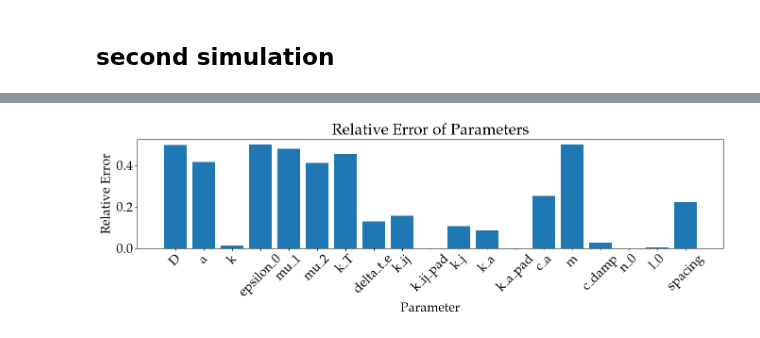
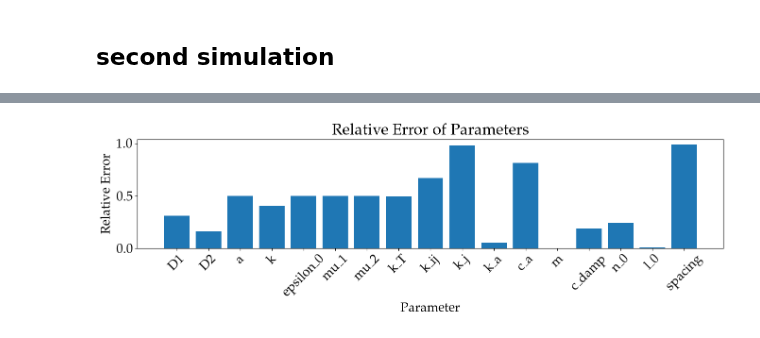
Before and after one commit to LukasBremer/SMM_AdODE_2D, a Jupyter notebook: adode_cluster/SpringMassModel/FullDomain.ipynb, the cells around one changed output, grey strips where cells are left out. Saved outputs shown, nothing was run; the diff lists cells and outputs as text; code cells hidden in the pictures.

```diff
--- a/adode_cluster/SpringMassModel/FullDomain.ipynb
+++ b/adode_cluster/SpringMassModel/FullDomain.ipynb
@@ -416,12 +395 @@ pad = 10
 # u0,v0,T0,x0,x_dot0,t_evals = get_ini_fit(u_sim,v_sim,T_sim,x_sim,x_dot_sim,fit_indx,sampling_rate=sampling_rate,length=length)
-# %%
-tol = .5
-
-params_gaussian = {'Amp'+str(i)+str(j):0.1 for i in range(3) for j in range(3)}
-params_gaussian_low = {'Amp'+str(i)+str(j):-1 for i in range(3) for j in range(3)}
-params_gaussian_high = {'Amp'+str(i)+str(j):1 for i in range(3) for j in range(3)}
-params_true = dict(zip(keys,params))|params_gaussian
-params_low = {key: value - value*tol for key, value in params_true.items()}|params_gaussian_low
-params_high = {key: value + value*tol for key, value in params_true.items()}|params_gaussian_high
-params_high['k_ij_pad'],params_low['k_ij_pad'] = params_true['k_ij_pad']  ,params_true['k_ij_pad']
-params_high['k_a_pad'],params_low['k_a_pad'] = params_true['k_a_pad']  ,params_true['k_a_pad']
@@ -588,13 +629,18 @@ TypeError: 'NoneType' object is not subscriptable
 # %% [markdown]
 ## second simulation
 # %%
-u0,v0,T0,x0,x_dot0,t_evals = Simulation_MSD.ys['u'][0,-1],Simulation_MSD.ys['v'][0,-1],Simulation_MSD.ys['T'][0,-1],Simulation_MSD.ys['x'][0,-1],Simulation_MSD.ys['x_dot'][0,-1],np.linspace(0, params_true['delta_t_e']*sampling_rate*length, length)
+u0,v0,T0,x0,x_dot0 = Simulation_MSD.ys['u'][0,int(length*2/3)],Simulation_MSD.ys['v'][0,int(length*2/3)],Simulation_MSD.ys['T'][0,int(length*2/3)],Simulation_MSD.ys['x'][0,int(length*2/3)],Simulation_MSD.ys['x_dot'][0,int(length*2/3)]
+length2 = length
+t_evals = np.linspace(0, params_true['delta_t_e']*sampling_rate*length2, length2)
 
 kwargs_sys = {'size': 100,
               'spacing': 1,
               'N_sys': 1,
               'par_tol': 0,
               'params_true': params_true,
+              'eta_var': False,
+              'n_dist': n_dist,
+              'n_gaussians':3,
               'u0': u0,'v0': v0,'T0': T0,'x0': x0,'x_dot0': x_dot0}
 kwargs_adoptODE = {'epochs': 10,'N_backups': 1,'lr': 1e-3}
 Simulation_MSD_2 = simple_simulation(define_MSD,
@@ -606,17 +650,21 @@ KeyError: 'n_dist'
 # %%
-u_tar,v_tar,T_tar = jnp.broadcast_to(dataset_MSD.ys_sol['u'][0,-1],(1,length,100,100)),jnp.broadcast_to(dataset_MSD.ys_sol['v'][0,-1],(1,length,100,100)),jnp.broadcast_to(dataset_MSD.ys_sol['T'][0,-1],(1,length,100,100))
+# u_tar,v_tar,T_tar = jnp.broadcast_to(dataset_MSD.ys_sol['u'][0,int(length)],(1,length,100,100)),jnp.broadcast_to(dataset_MSD.ys_sol['v'][0,int(length)],(1,length,100,100)),jnp.broadcast_to(dataset_MSD.ys_sol['T'][0,int(length)],(1,length,100,100))
 x_tar,x_dot_tar =  Simulation_MSD_2.ys['x'],Simulation_MSD_2.ys['x_dot']
 # targets = {'u':u_tar,'v':v_tar,'T':T_tar,'x':x_tar,'x_dot':x_dot_tar}
-targets = {'u':jnp.full((Simulation_MSD.ys['u'].shape),.5),'v': jnp.zeros_like(Simulation_MSD.ys['v']),'T':jnp.zeros_like(Simulation_MSD.ys['T']),
+targets = {'u':Simulation_MSD.ys['u'],'v': jnp.zeros_like(Simulation_MSD.ys['v']),'T':jnp.full((Simulation_MSD.ys['T'].shape),.5),
            'x':Simulation_MSD_2.ys['x'],'x_dot':Simulation_MSD_2.ys['x_dot']}
+
 kwargs_sys = {'size': 100,
-              'N_sys': 1,
-              'par_tol': 0,
-              'params_true': dataset_MSD.params_train}
-kwargs_adoptODE = {'epochs': 50,'N_backups': 3,'lr': 3e-2,'lower_b': params_low,'upper_b': params_high,
-                   'lr_y0':3e-2,
-                   'lower_b_y0':{'u':0,'v':0,'T':0,'x':x_tar[0,0],'x_dot':x_dot_tar[0,0]},
-                    'upper_b_y0':{'u':95,'v':jnp.max(v),'T':jnp.max(T),'x':x_tar[0,0],'x_dot':x_dot_tar[0,0]}}
+              'N_sys': N_sys,
+              'par_tol': tol,
+              'n_dist': n_dist,
+              'n_gaussians':3,
+              'params_true': params_true,
+              'eta_var': False}
+kwargs_adoptODE = {'epochs': 100,'N_backups': 1,'lr': 3e-2,'lr_y0':3e-2,
+                    'lower_b': params_low,'upper_b': params_high,
+                    'lower_b_y0':{'u':0,'v':0,'T':0,'x':x0,'x_dot':x_dot0},
+                    'upper_b_y0':{'u':1.,'v':np.max(v),'T':np.max(T),'x':x0,'x_dot':x_dot0}}
 dataset_MSD_2 = dataset_adoptODE(define_MSD_rec,
                                 targets,
                                 t_evals,
@@ -655,28 +700,31 @@ print(dataset_MSD.params_train,'\n',dataset_MSD.params)
 # %%
 #show diagram of all param errors
+keys_plot =['D1','D2','a','k','epsilon_0','mu_1','mu_2',
+        'k_T','k_ij','k_j','k_a','c_a','m','c_damp',
+        'n_0','l_0','spacing']
 params_rec = dataset_MSD_2.params_train
-param_names = list(params_true.keys())
+param_names = keys_plot
 relative_errors = []
 
 for param_name in param_names:
 
     real_value = params_true.get(param_name, np.nan)
     train_value = params_rec.get(param_name, np.nan)
     if np.isnan(real_value) or np.isnan(train_value):
         relative_errors.append(np.nan)
     else:
         relative_error = np.abs((train_value - real_value) / real_value)
         relative_errors.append(relative_error)
 # Plot the relative errors
 plt.figure(figsize=(16, 3))
 plt.bar(param_names, relative_errors)
 plt.xlabel('Parameter')
 plt.ylabel('Relative Error')
 plt.title('Relative Error of Parameters')
 plt.xticks(rotation=45)
 plt.show()
 # %% [output]
-[figure, old version]
+[figure, new version]
 # %%
 x_rec_2 = dataset_MSD_2.ys_sol['x'][0]
 x_dot_rec_2 = dataset_MSD_2.ys_sol['x_dot'][0]
```
Also changed, not shown: parts of 22 cells of this notebook, 10 other files.
